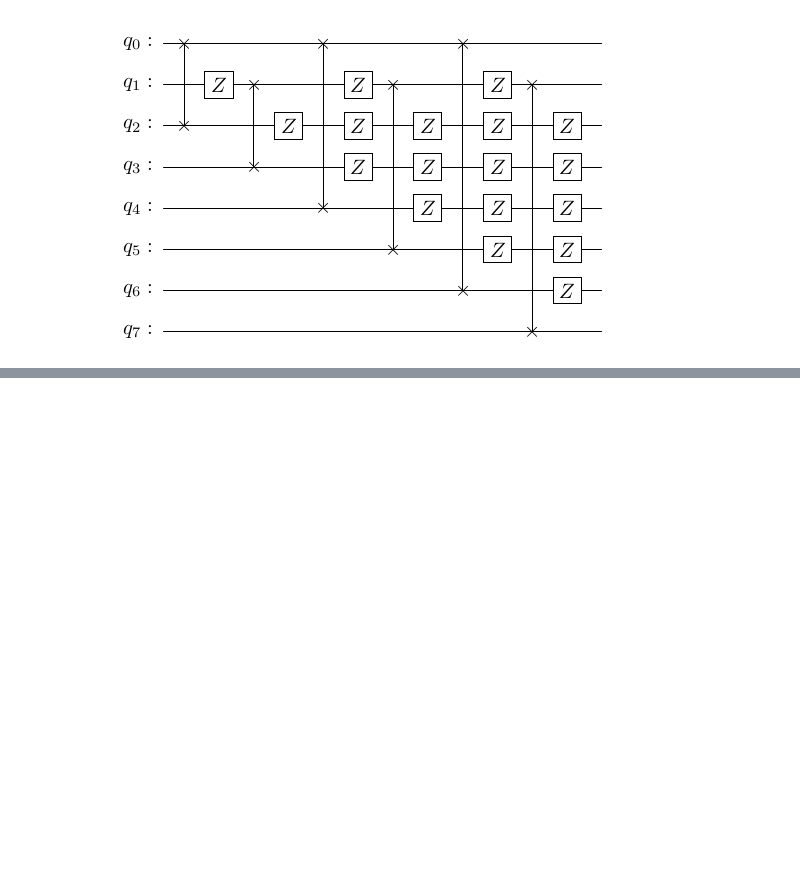
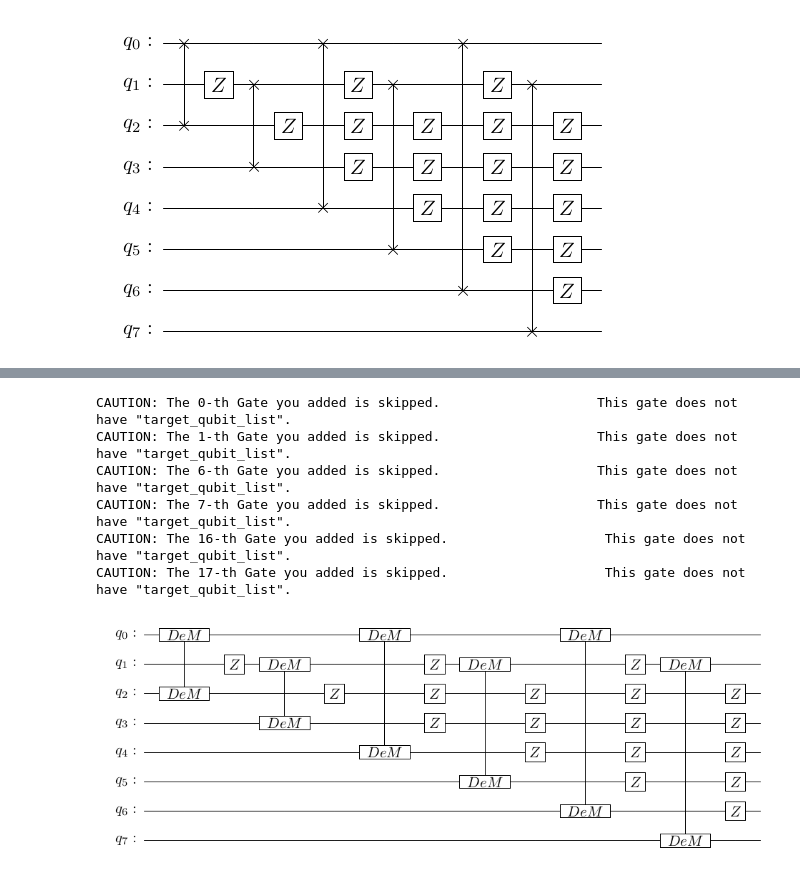
Before and after one commit to tanan/qsimu, a Jupyter notebook: qulacs/apps/notebook/check.ipynb, the cells around one changed output, grey strips where cells are left out. Saved outputs shown, nothing was run; the diff lists cells and outputs as text; code cells hidden in the pictures; blank space fills up the shorter version.

```diff
--- a/qulacs/apps/notebook/check.ipynb
+++ b/qulacs/apps/notebook/check.ipynb
@@ -100,0 +113,37 @@ CAUTION: The 17-th Gate you added is skipped.                    This gate does
+# %%
+from qulacs import QuantumState, QuantumCircuit
+from qulacs.gate import Measurement, DenseMatrix
+from qulacsvis import circuit_drawer
+
+def add_swap_gate_for_xy_model(circuit: QuantumCircuit, control_qubit_num: int, target_qubit_num: int):
+    swap = DenseMatrix([control_qubit_num,target_qubit_num], [[0,0,0,0],[0,0,1,0],[0,-1,0,0],[0,0,0,0]])
+    circuit.add_gate(swap)
+    for i in range(control_qubit_num + 1, target_qubit_num):
+        circuit.add_Z_gate(i)
+
+    return None
+
+n = 8
+state = QuantumState(n)
+circuit = QuantumCircuit(n)
+circuit.add_gate(Measurement(0, 0))
+circuit.add_gate(Measurement(1, 1))
+add_swap_gate_for_xy_model(circuit, 0, 2)
+add_swap_gate_for_xy_model(circuit, 1, 3)
+circuit.add_gate(Measurement(0, 0))
+circuit.add_gate(Measurement(1, 1))
+add_swap_gate_for_xy_model(circuit, 0, 4)
+add_swap_gate_for_xy_model(circuit, 1, 5)
+circuit.add_gate(Measurement(0, 0))
+circuit.add_gate(Measurement(1, 1))
+add_swap_gate_for_xy_model(circuit, 0, 6)
+add_swap_gate_for_xy_model(circuit, 1, 7)
+circuit_drawer(circuit, 'latex')
+# %% [output]
+CAUTION: The 0-th Gate you added is skipped.                    This gate does not have "target_qubit_list".
+CAUTION: The 1-th Gate you added is skipped.                    This gate does not have "target_qubit_list".
+CAUTION: The 6-th Gate you added is skipped.                    This gate does not have "target_qubit_list".
+CAUTION: The 7-th Gate you added is skipped.                    This gate does not have "target_qubit_list".
+CAUTION: The 16-th Gate you added is skipped.                    This gate does not have "target_qubit_list".
+CAUTION: The 17-th Gate you added is skipped.                    This gate does not have "target_qubit_list".
+[figure, added]
```
Also changed, not shown: parts of 4 cells of this notebook, 4 other files.
